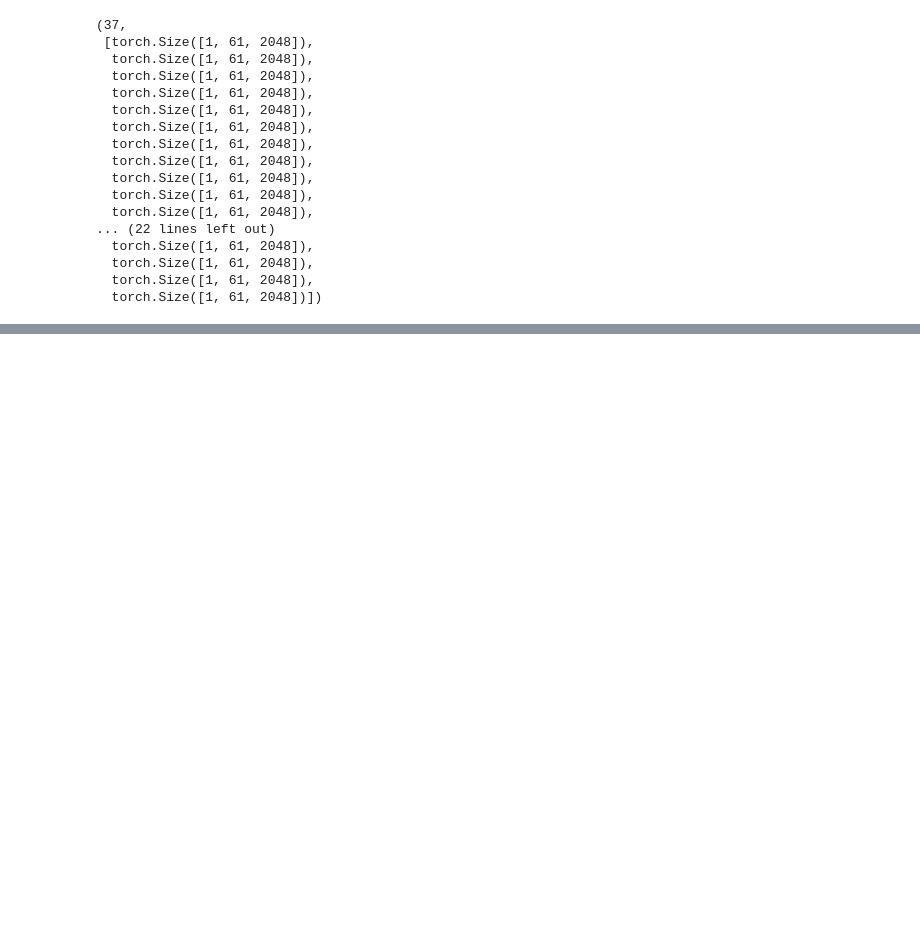
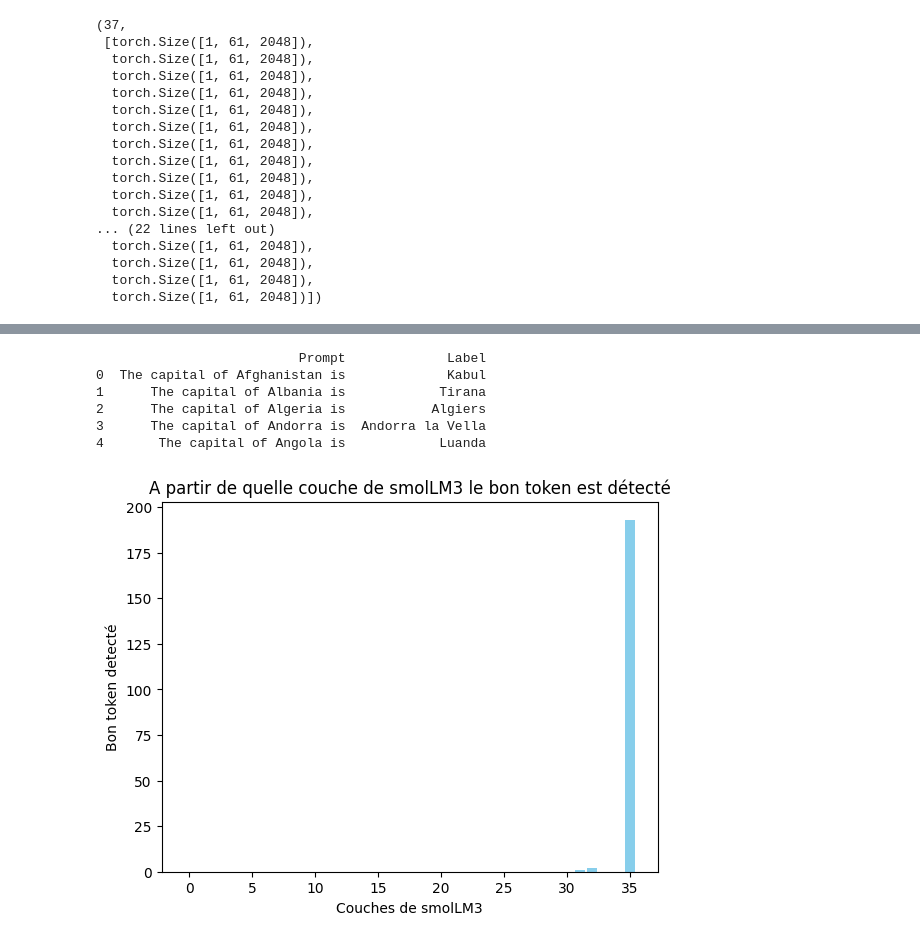
Before and after one commit to ThomasHtchn/LLM-Explainability-For-Geographical-Information, a Jupyter notebook: test_SmolLM3.ipynb, the cells around one changed output, grey strips where cells are left out. Drawn from its saved outputs; the diff is of its cells as text; code cells hidden in the pictures; blank space fills up the shorter version.

Commit message:
Ajout vizu detection de bon token par couche sur les pays et capitales

```diff
--- a/test_SmolLM3.ipynb
+++ b/test_SmolLM3.ipynb
@@ -245,0 +276,19 @@ shape
+# %%
+df = generate_country_capital_prompts(df_path)
+df.head()
+# %% [output]
+                          Prompt             Label
+0  The capital of Afghanistan is             Kabul
+1      The capital of Albania is            Tirana
+2      The capital of Algeria is           Algiers
+3      The capital of Andorra is  Andorra la Vella
+4       The capital of Angola is            Luanda
+# %%
+def load_model(model_name="HuggingFaceTB/SmolLM3-3B", device="cuda"):
+    tokenizer = AutoTokenizer.from_pretrained(model_name)
+    model = AutoModelForCausalLM.from_pretrained(
+        model_name,
+        dtype=torch.bfloat16
+    ).to(device)
+
+    return tokenizer, model
@@ -245,0 +345,30 @@ shape
+# %%
+import matplotlib.pyplot as plt
+from tqdm import tqdm
+
+# Analysis : from which layer of the model the right label starts appearing
+def layer_analysis(model, tokenizer, df, top_k=20):
+
+    layers_count = [0 for _ in range(36)]
+
+    for row in tqdm(df.itertuples(), total=len(df)):
+        #print(f"Prompt : {row.Prompt}, Label : {row.Label}")
+        hidden_states = get_hidden_states(model, tokenizer, row.Prompt)
+        layer, proba = first_layer_detection(model, tokenizer, hidden_states, row.Label)
+
+        layers_count[layer] += 1
+
+    layers = [i for i in range(36)]
+
+    plt.bar(layers, layers_count, color='skyblue')
+    plt.xlabel('Couches de smolLM3')
+    plt.ylabel('Bon token detecté')
+    plt.title('A partir de quelle couche de smolLM3 le bon token est détecté')
+    plt.show()
+# %%
+df = generate_country_capital_prompts(df_path)
+tokenizer, model = load_model()
+# %%
+layer_analysis(model, tokenizer, df)
+# %% [output]
+[figure, added]
```
Also changed, not shown: parts of 9 cells of this notebook, 1 other file.
